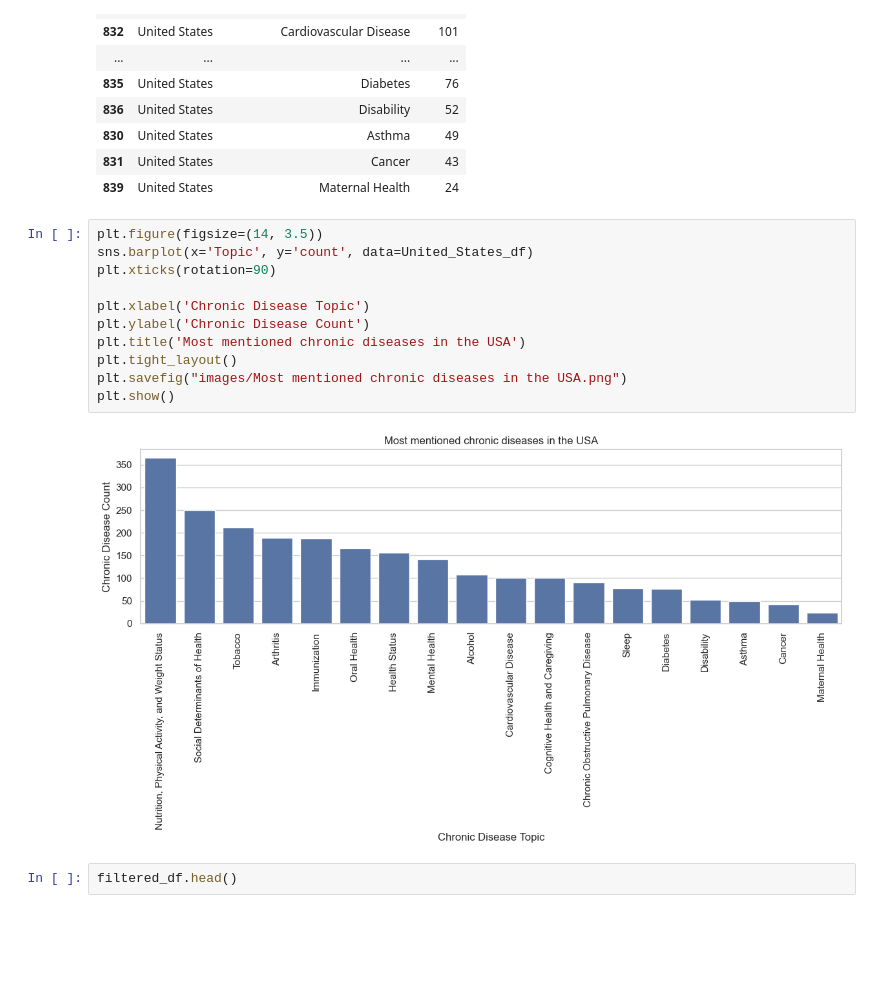
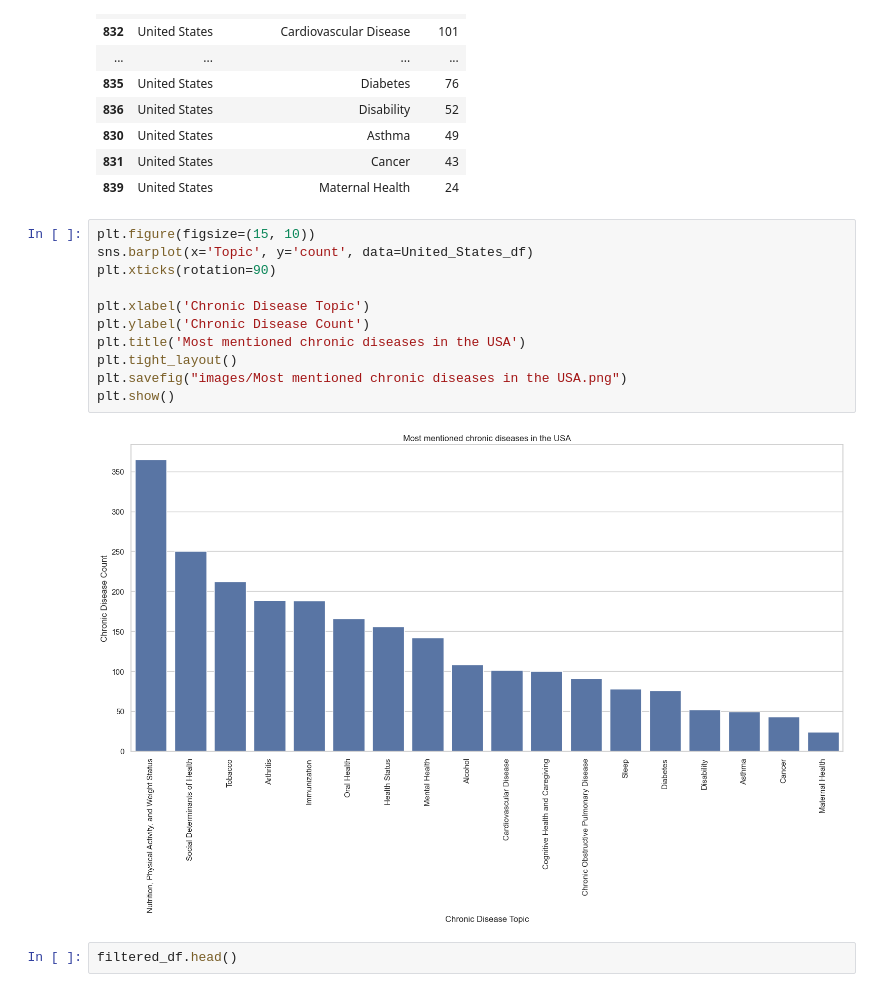
Before and after one commit to Nathan-Savage/chronic_diseases_project, a Jupyter notebook: chronic_diseases.ipynb, the cells around one changed output. Drawn from its saved outputs; the diff is of its cells as text; blank space fills up the shorter version.

```diff
--- a/chronic_diseases.ipynb
+++ b/chronic_diseases.ipynb
@@ -425,18 +425,18 @@ United_States_df
 | 831 | United States | Cancer | 43 |
 | 839 | United States | Maternal Health | 24 |
 # %%
-plt.figure(figsize=(14, 3.5))
+plt.figure(figsize=(15, 10))
 sns.barplot(x='Topic', y='count', data=United_States_df)
 plt.xticks(rotation=90)
 
 plt.xlabel('Chronic Disease Topic')
 plt.ylabel('Chronic Disease Count')
 plt.title('Most mentioned chronic diseases in the USA')
 plt.tight_layout()
 plt.savefig("images/Most mentioned chronic diseases in the USA.png")
 plt.show()
 # %% [output]
-[figure, old version]
+[figure, new version]
 # %%
 filtered_df.head()
 # %% [output]
```
Also changed, not shown: parts of 1 cell of this notebook.
